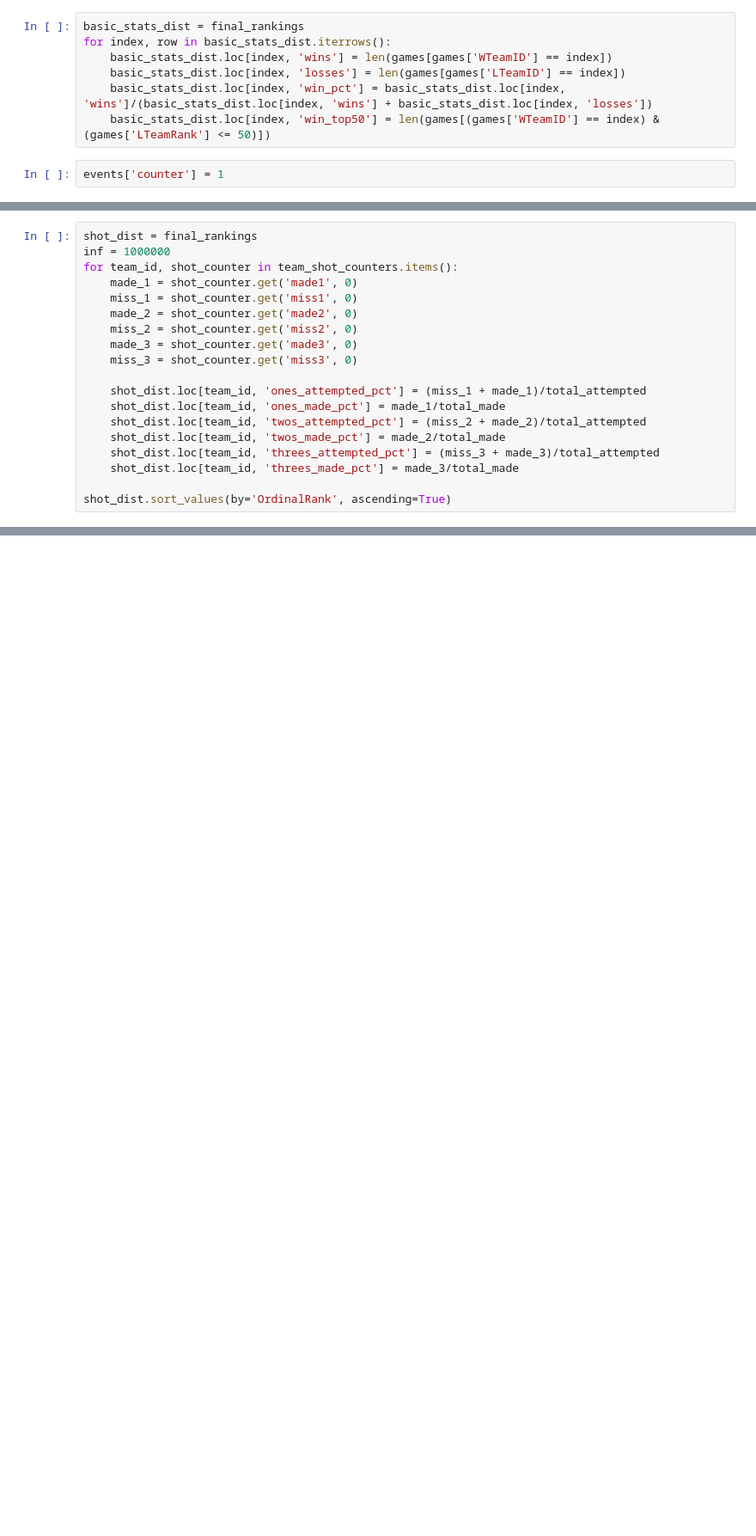
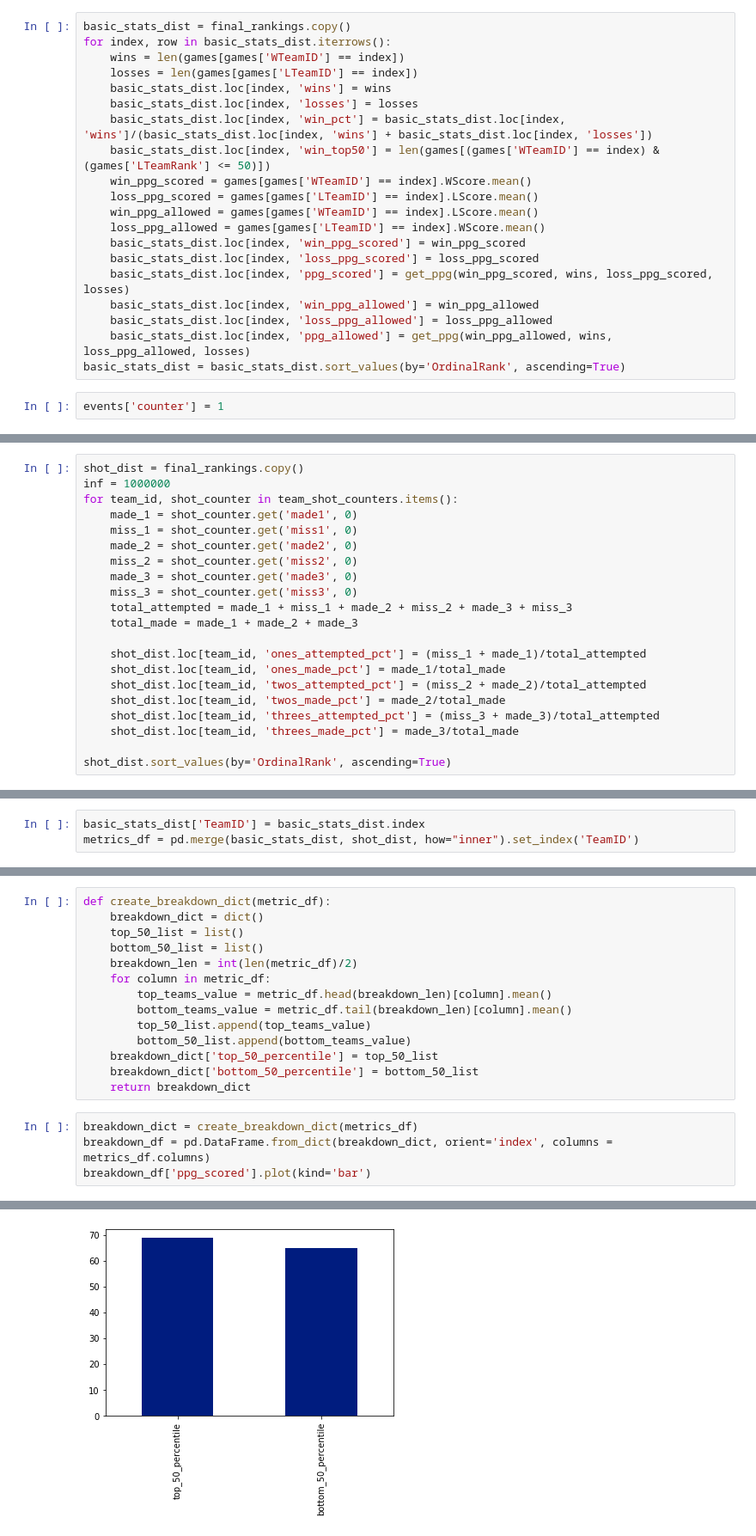
Before and after one commit to jwalecka/march_madness, a Jupyter notebook: march_madness_repo/notebooks/exploratory_notebook.ipynb, the cells around one changed output, grey strips where cells are left out. Shown: that part at 86% size. Drawn from its saved outputs; the diff is of its cells as text; blank space fills up the shorter version.

Commit message:
new updates to simulation and add graphs to exploratory notebook

```diff
--- a/march_madness_repo/notebooks/exploratory_notebook.ipynb
+++ b/march_madness_repo/notebooks/exploratory_notebook.ipynb
@@ -30,10 +56,23 @@ for index, row in games.iterrows():
 # %%
-basic_stats_dist = final_rankings
+basic_stats_dist = final_rankings.copy()
 for index, row in basic_stats_dist.iterrows():
-    basic_stats_dist.loc[index, 'wins'] = len(games[games['WTeamID'] == index])
-    basic_stats_dist.loc[index, 'losses'] = len(games[games['LTeamID'] == index])
+    wins = len(games[games['WTeamID'] == index])
+    losses = len(games[games['LTeamID'] == index])
+    basic_stats_dist.loc[index, 'wins'] = wins
+    basic_stats_dist.loc[index, 'losses'] = losses
     basic_stats_dist.loc[index, 'win_pct'] = basic_stats_dist.loc[index, 'wins']/(basic_stats_dist.loc[index, 'wins'] + basic_stats_dist.loc[index, 'losses'])
     basic_stats_dist.loc[index, 'win_top50'] = len(games[(games['WTeamID'] == index) & (games['LTeamRank'] <= 50)])
+    win_ppg_scored = games[games['WTeamID'] == index].WScore.mean()
+    loss_ppg_scored = games[games['LTeamID'] == index].LScore.mean()
+    win_ppg_allowed = games[games['WTeamID'] == index].LScore.mean()
+    loss_ppg_allowed = games[games['LTeamID'] == index].WScore.mean()
+    basic_stats_dist.loc[index, 'win_ppg_scored'] = win_ppg_scored
+    basic_stats_dist.loc[index, 'loss_ppg_scored'] = loss_ppg_scored
+    basic_stats_dist.loc[index, 'ppg_scored'] = get_ppg(win_ppg_scored, wins, loss_ppg_scored, losses)
+    basic_stats_dist.loc[index, 'win_ppg_allowed'] = win_ppg_allowed
+    basic_stats_dist.loc[index, 'loss_ppg_allowed'] = loss_ppg_allowed
+    basic_stats_dist.loc[index, 'ppg_allowed'] = get_ppg(win_ppg_allowed, wins, loss_ppg_allowed, losses)
+basic_stats_dist = basic_stats_dist.sort_values(by='OrdinalRank', ascending=True)
 # %%
 events['counter'] = 1
 # %%
@@ -47,5 +88,5 @@ print(team_shot_counters.get(1101))
 # %%
-shot_dist = final_rankings
+shot_dist = final_rankings.copy()
 inf = 1000000
 for team_id, shot_counter in team_shot_counters.items():
     made_1 = shot_counter.get('made1', 0)
@@ -54,6 +95,8 @@ for team_id, shot_counter in team_shot_counters.items():
     miss_2 = shot_counter.get('miss2', 0)
     made_3 = shot_counter.get('made3', 0)
     miss_3 = shot_counter.get('miss3', 0)
+    total_attempted = made_1 + miss_1 + made_2 + miss_2 + made_3 + miss_3
+    total_made = made_1 + made_2 + made_3
 
     shot_dist.loc[team_id, 'ones_attempted_pct'] = (miss_1 + made_1)/total_attempted
     shot_dist.loc[team_id, 'ones_made_pct'] = made_1/total_made
@@ -75,0 +126,3 @@ shot_dist.head()
+# %%
+basic_stats_dist['TeamID'] = basic_stats_dist.index
+metrics_df = pd.merge(basic_stats_dist, shot_dist, how="inner").set_index('TeamID')
@@ -75,0 +139,19 @@ shot_dist.head()
+# %%
+def create_breakdown_dict(metric_df):
+    breakdown_dict = dict()
+    top_50_list = list()
+    bottom_50_list = list()
+    breakdown_len = int(len(metric_df)/2)
+    for column in metric_df:
+        top_teams_value = metric_df.head(breakdown_len)[column].mean()
+        bottom_teams_value = metric_df.tail(breakdown_len)[column].mean()
+        top_50_list.append(top_teams_value)
+        bottom_50_list.append(bottom_teams_value)
+    breakdown_dict['top_50_percentile'] = top_50_list
+    breakdown_dict['bottom_50_percentile'] = bottom_50_list
+    return breakdown_dict
+# %%
+breakdown_dict = create_breakdown_dict(metrics_df)
+breakdown_df = pd.DataFrame.from_dict(breakdown_dict, orient='index', columns = metrics_df.columns)
+breakdown_df['ppg_scored'].plot(kind='bar')
+# %% [output]
@@ -76,3 +159,4 @@ shot_dist.head()
+[figure, added]
 # %%
 events.groupby('EventType')['counter'].sum().sort_values(ascending=False).plot(kind='bar',
           figsize=(15, 5),
```
Also changed, not shown: parts of 11 cells of this notebook, 1 other file.
